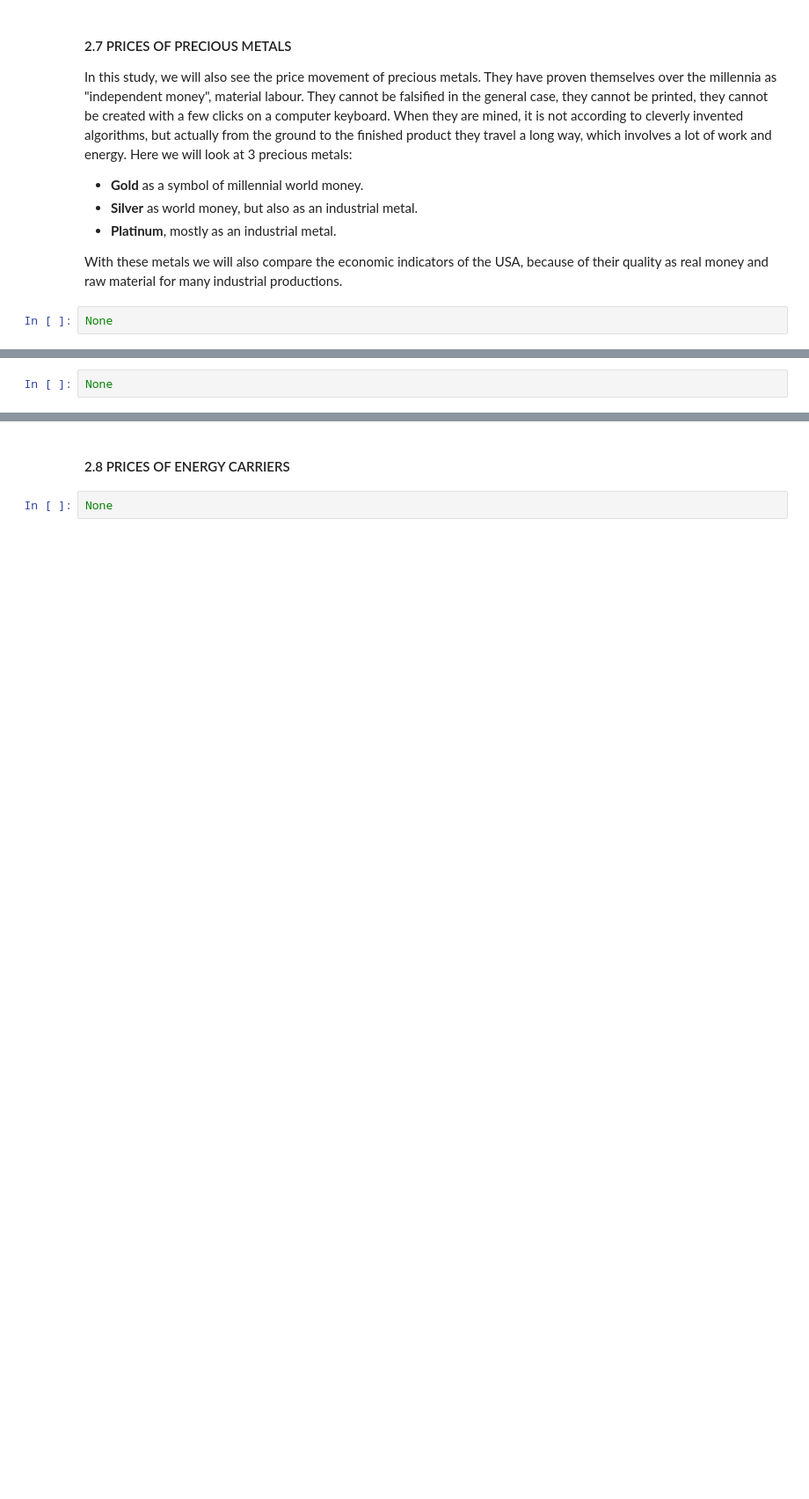
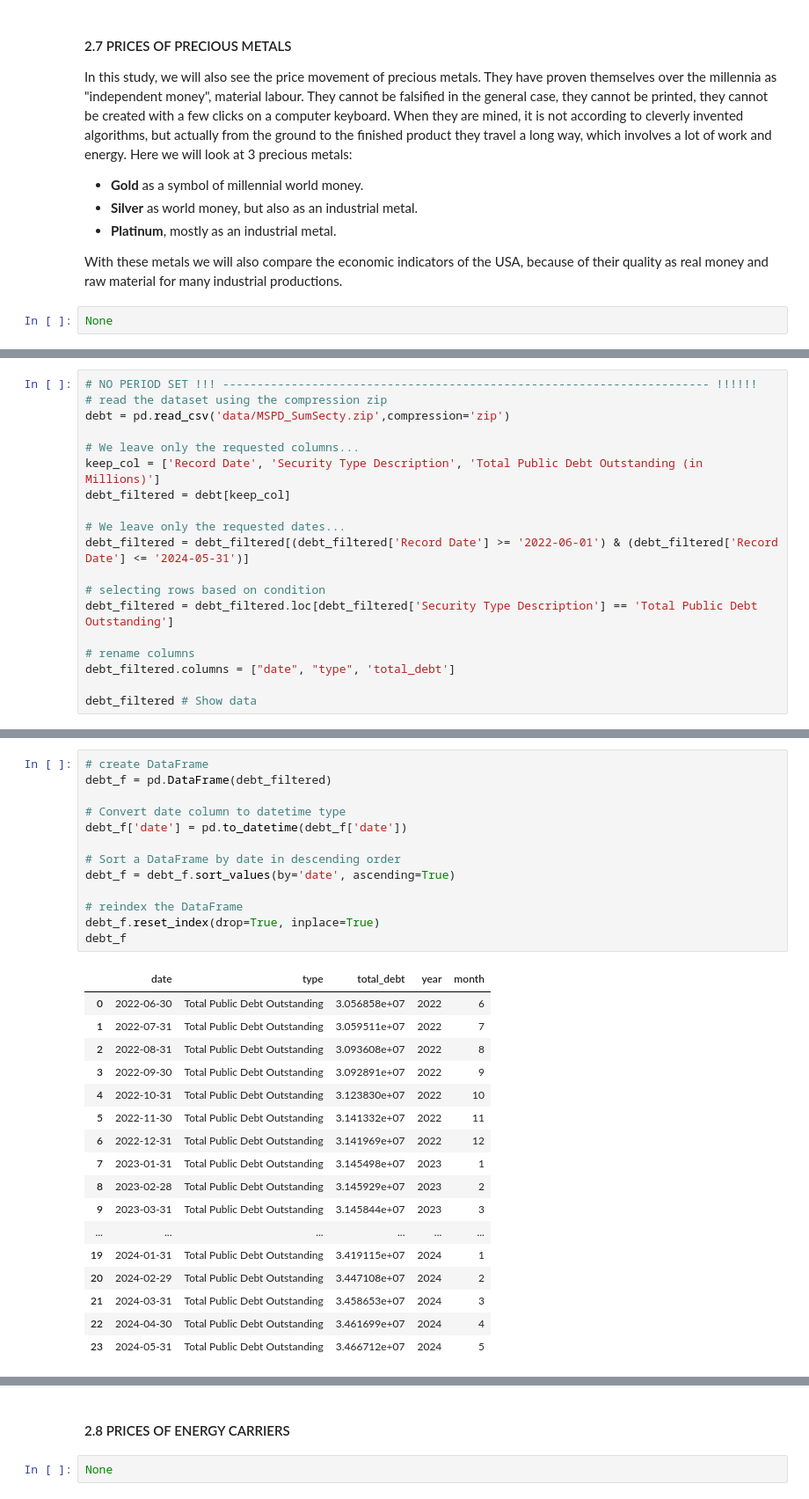
Before and after one commit to Engineer194/Macroeconomic-Analysis-of-the-US-Economy---Part-1, a Jupyter notebook: DATA_Project_v.1.ipynb, the cells around one changed output, grey strips where cells are left out. Shown: that part at 88% size. Drawn from its saved outputs; the diff is of its cells as text; blank space fills up the shorter version.

```diff
--- a/DATA_Project_v.1.ipynb
+++ b/DATA_Project_v.1.ipynb
@@ -321,2 +325,19 @@ None
 # %%
-None
+# NO PERIOD SET !!! ----------------------------------------------------------------------- !!!!!!
+# read the dataset using the compression zip
+debt = pd.read_csv('data/MSPD_SumSecty.zip',compression='zip')
+
+# We leave only the requested columns...
+keep_col = ['Record Date', 'Security Type Description', 'Total Public Debt Outstanding (in Millions)']
+debt_filtered = debt[keep_col]
+
+# We leave only the requested dates...
+debt_filtered = debt_filtered[(debt_filtered['Record Date'] >= '2022-06-01') & (debt_filtered['Record Date'] <= '2024-05-31')]
+
+# selecting rows based on condition
+debt_filtered = debt_filtered.loc[debt_filtered['Security Type Description'] == 'Total Public Debt Outstanding']
+
+# rename columns
+debt_filtered.columns = ["date", "type", 'total_debt']
+
+debt_filtered # Show data
@@ -322,0 +372,31 @@ None
+# %%
+# create DataFrame
+debt_f = pd.DataFrame(debt_filtered)
+
+# Convert date column to datetime type
+debt_f['date'] = pd.to_datetime(debt_f['date'])
+
+# Sort a DataFrame by date in descending order
+debt_f = debt_f.sort_values(by='date', ascending=True)
+
+# reindex the DataFrame
+debt_f.reset_index(drop=True, inplace=True)
+debt_f
+# %% [output]
+|  | date | type | total_debt | year | month |
+| 0 | 2022-06-30 | Total Public Debt Outstanding | 3.056858e+07 | 2022 | 6 |
+| 1 | 2022-07-31 | Total Public Debt Outstanding | 3.059511e+07 | 2022 | 7 |
+| 2 | 2022-08-31 | Total Public Debt Outstanding | 3.093608e+07 | 2022 | 8 |
+| 3 | 2022-09-30 | Total Public Debt Outstanding | 3.092891e+07 | 2022 | 9 |
+| 4 | 2022-10-31 | Total Public Debt Outstanding | 3.123830e+07 | 2022 | 10 |
+| 5 | 2022-11-30 | Total Public Debt Outstanding | 3.141332e+07 | 2022 | 11 |
+| 6 | 2022-12-31 | Total Public Debt Outstanding | 3.141969e+07 | 2022 | 12 |
+| 7 | 2023-01-31 | Total Public Debt Outstanding | 3.145498e+07 | 2023 | 1 |
+| 8 | 2023-02-28 | Total Public Debt Outstanding | 3.145929e+07 | 2023 | 2 |
+| 9 | 2023-03-31 | Total Public Debt Outstanding | 3.145844e+07 | 2023 | 3 |
+| ... | ... | ... | ... | ... | ... |
+| 19 | 2024-01-31 | Total Public Debt Outstanding | 3.419115e+07 | 2024 | 1 |
+| 20 | 2024-02-29 | Total Public Debt Outstanding | 3.447108e+07 | 2024 | 2 |
+| 21 | 2024-03-31 | Total Public Debt Outstanding | 3.458653e+07 | 2024 | 3 |
+| 22 | 2024-04-30 | Total Public Debt Outstanding | 3.461699e+07 | 2024 | 4 |
+| 23 | 2024-05-31 | Total Public Debt Outstanding | 3.466712e+07 | 2024 | 5 |
```
Also changed, not shown: parts of 6 cells of this notebook.
